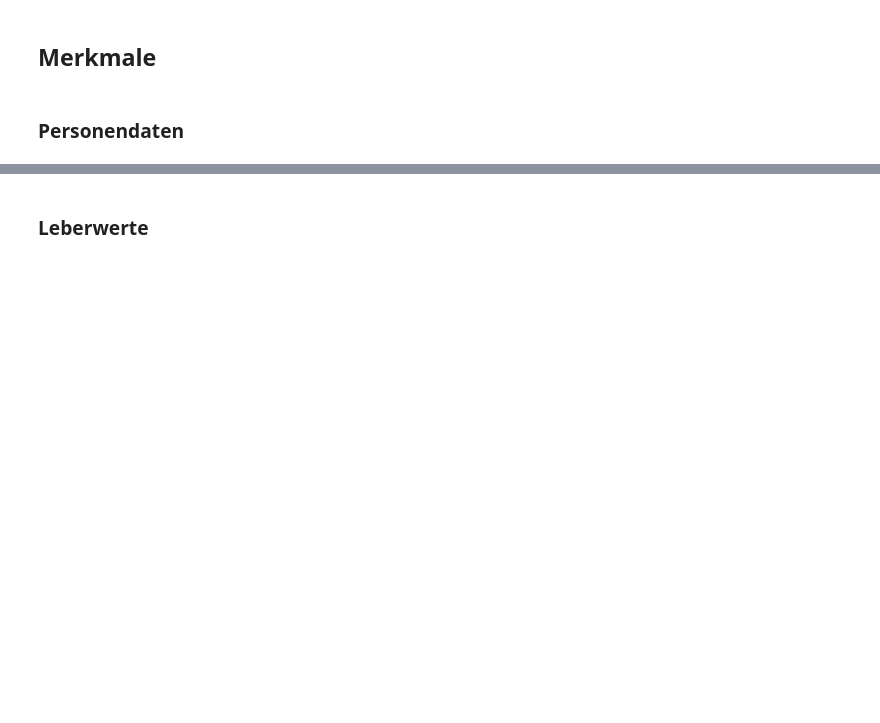
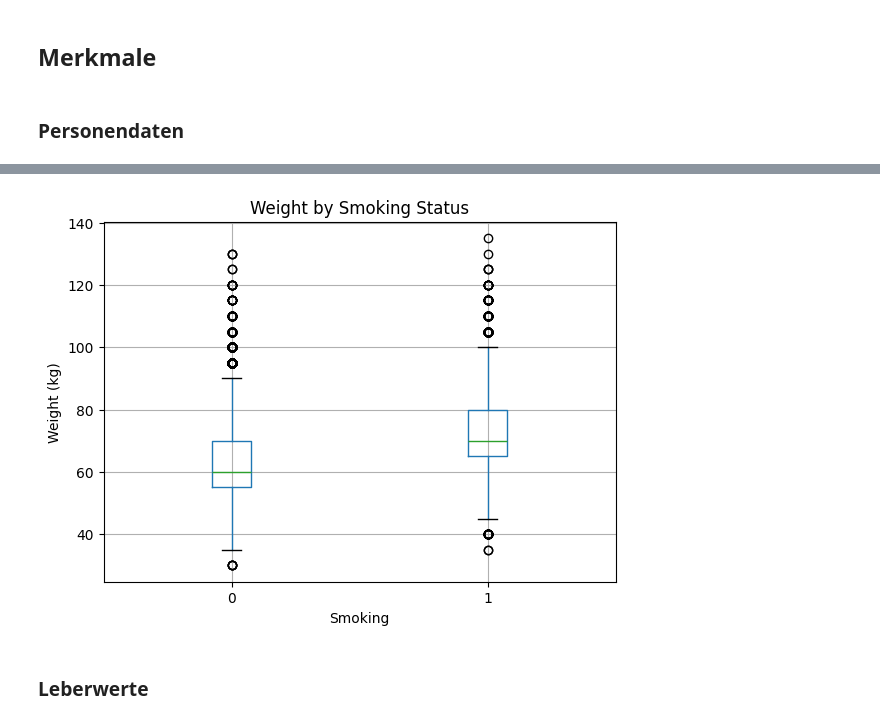
Before and after one commit to jonaRumberg/datascienceportfolio, a Jupyter notebook: data-understanding.ipynb, the cells around one changed output, grey strips where cells are left out. Cells and saved outputs as stored; diff of their text form; code cells hidden in the pictures; blank space fills up the shorter version.

```diff
--- a/data-understanding.ipynb
+++ b/data-understanding.ipynb
@@ -54,3 +49,13 @@ plt.show()
+# %%
+# Boxplot of weight by smoking status
+df.boxplot(column='weight(kg)', by='smoking')
+plt.title('Weight by Smoking Status')
+plt.suptitle('')
+plt.xlabel('Smoking')
+plt.ylabel('Weight (kg)')
+plt.show()
+# %% [output]
+[figure, added]
 # %% [markdown]
 ### Leberwerte
 # %%
```
Also changed, not shown: parts of 14 cells of this notebook, 2 other files.
